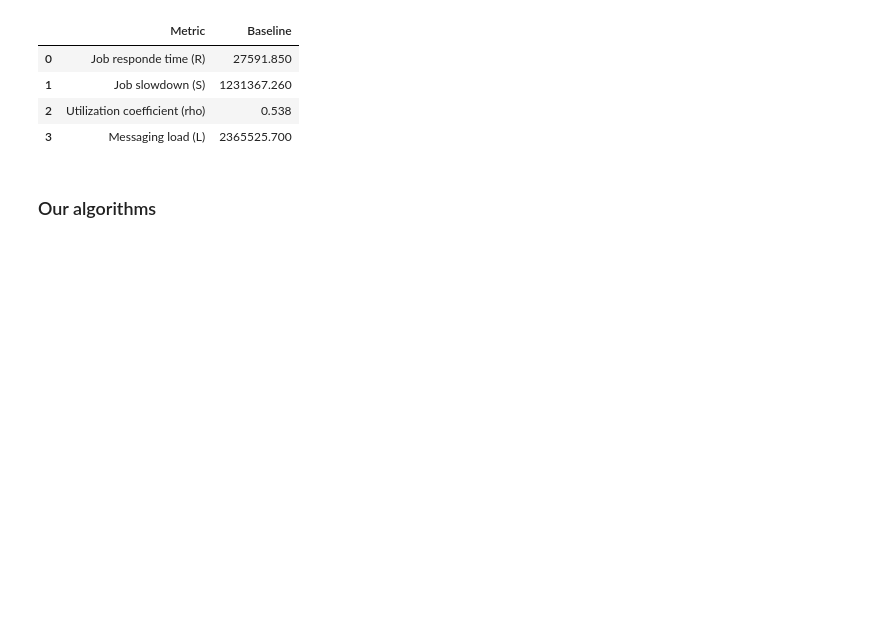
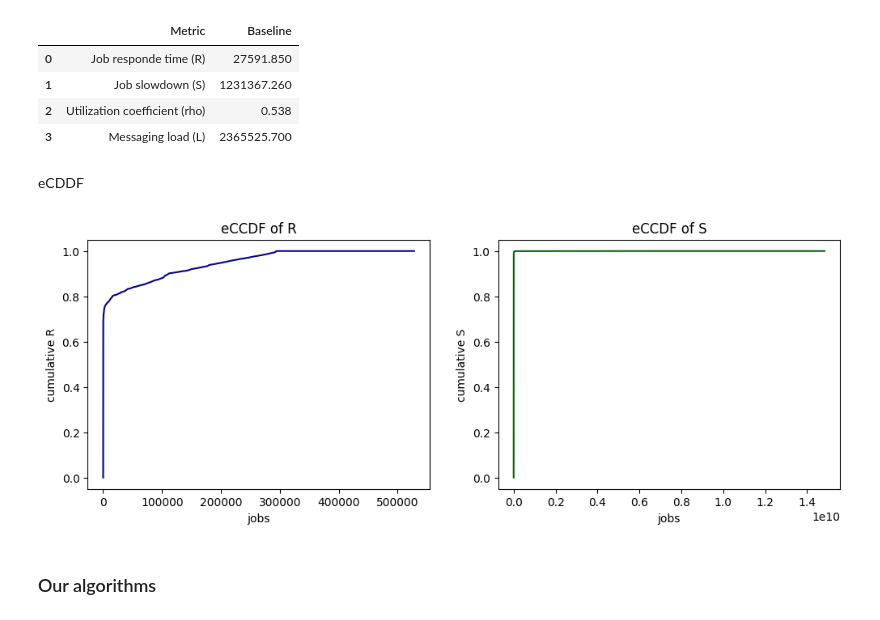
Before and after one commit to Matteo-Candi/Data_Center, a Jupyter notebook: Hw_2/main.ipynb, the cells around one changed output. Saved outputs shown, nothing was run; the diff lists cells and outputs as text; code cells hidden in the pictures; blank space fills up the shorter version.

```diff
--- a/Hw_2/main.ipynb
+++ b/Hw_2/main.ipynb
@@ -334,6 +337,30 @@ Average values
 | 1 | Job slowdown (S) | 1231367.260 |
 | 2 | Utilization coefficient (rho) | 0.538 |
 | 3 | Messaging load (L) | 2365525.700 |
+# %% [markdown]
+eCDDF
+# %%
+cols = ['darkblue', 'darkgreen']
+
+fig, ax = plt.subplots(1, 2, figsize=(12, 4))
+
+sorted_data = np.sort(stats_df.R)
+ccdf = np.arange(1, len(sorted_data) + 1) / len(sorted_data)
+ax[0].plot(sorted_data, ccdf, color = cols[0])
+ax[0].set_title('eCCDF of R')
+ax[0].set_ylabel('cumulative R')
+ax[0].set_xlabel('jobs')
+
+sorted_data = np.sort(stats_df.S)
+ccdf = np.arange(1, len(sorted_data) + 1) / len(sorted_data)
+ax[1].plot(sorted_data, ccdf, color = cols[1])
+ax[1].set_title('eCCDF of S')
+ax[1].set_ylabel('cumulative S')
+ax[1].set_xlabel('jobs')
+
+plt.show()
+# %% [output]
+[figure, added]
 # %% [markdown]
 ### Our algorithms
 # %%
```
Also changed, not shown: parts of 3 cells of this notebook.
